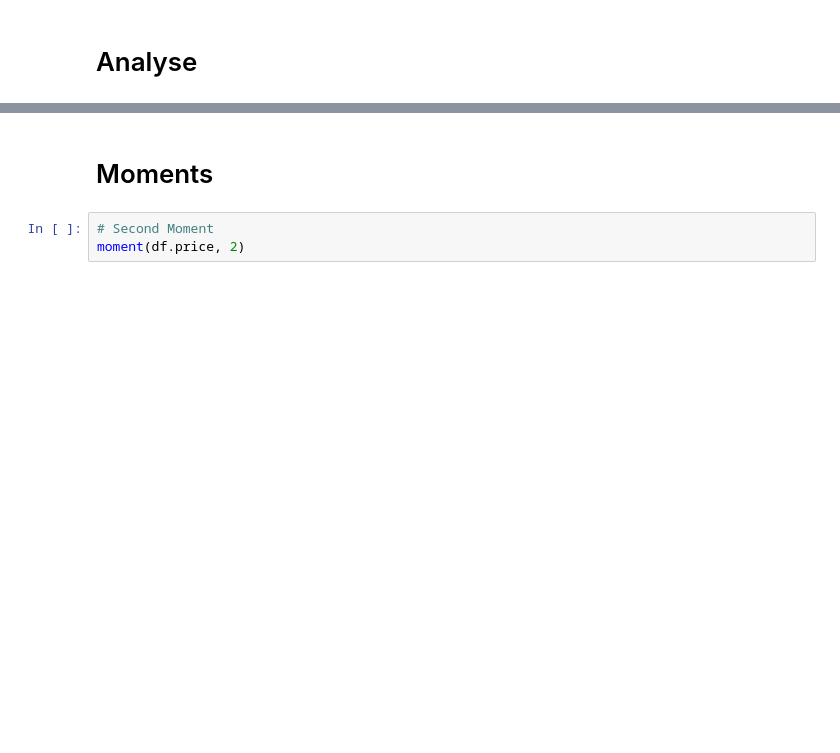
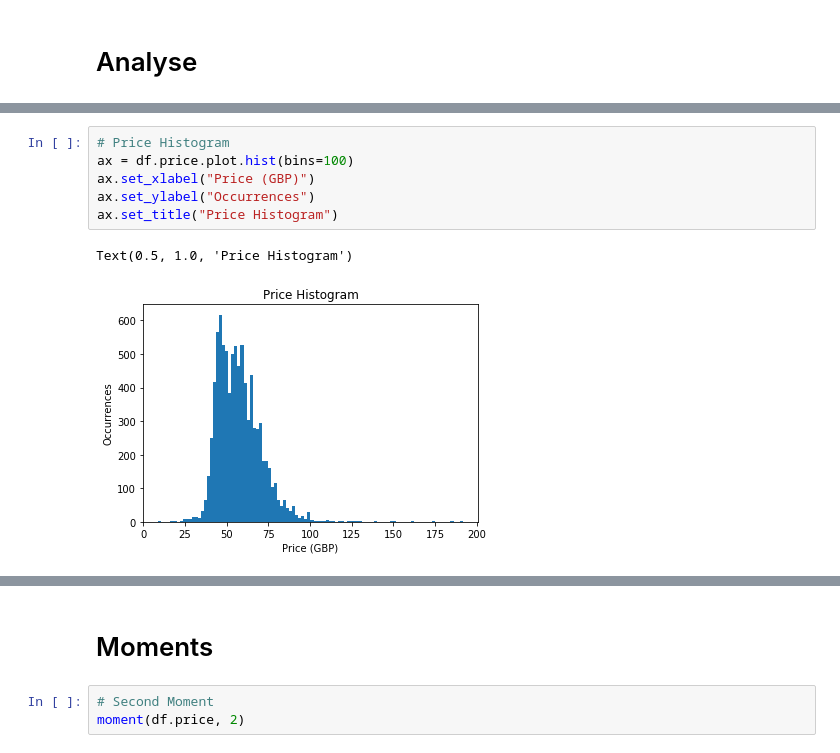
Before and after one commit to FergM/fattails, a Jupyter notebook: notebooks/Notebook-02 - Moment and Kurtosis.ipynb, the cells around one changed output, grey strips where cells are left out. Drawn from its saved outputs; the diff is of its cells as text; blank space fills up the shorter version.

```diff
--- a/notebooks/Notebook-02 - Moment and Kurtosis.ipynb
+++ b/notebooks/Notebook-02 - Moment and Kurtosis.ipynb
@@ -54,0 +92,9 @@ df.price.plot(figsize=[15,5])
+# %%
+# Price Histogram
+ax = df.price.plot.hist(bins=100)
+ax.set_xlabel("Price (GBP)")
+ax.set_ylabel("Occurrences")
+ax.set_title("Price Histogram")
+# %% [output]
+Text(0.5, 1.0, 'Price Histogram')
+[figure, added]
```
Also changed, not shown: parts of 25 cells of this notebook.
